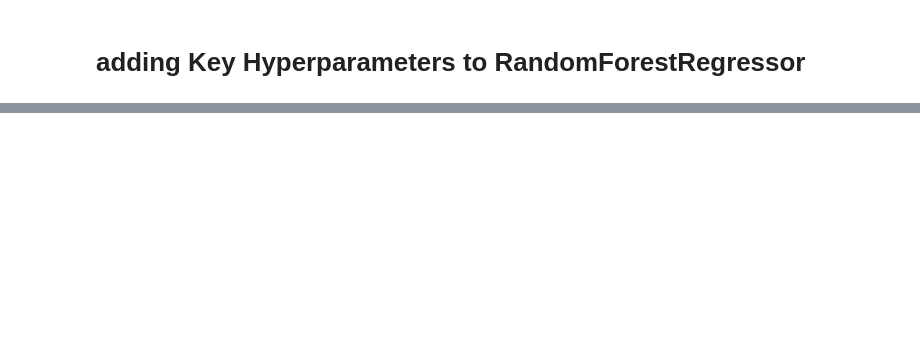
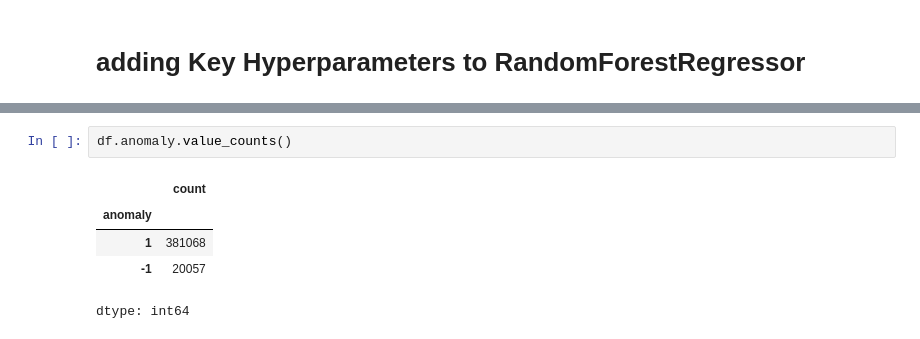
Before and after one commit to Talizg03/weather, a Jupyter notebook: 31_1_25_ipynb.ipynb, the cells around one changed output, grey strips where cells are left out. Cells and saved outputs as stored; diff of their text form; blank space fills up the shorter version.

```diff
--- a/31_1_25_ipynb.ipynb
+++ b/31_1_25_ipynb.ipynb
@@ -396,0 +356,8 @@ Accuracy: 0.00%
+# %%
+df.anomaly.value_counts()
+# %% [output]
+|  | count |
+| anomaly |  |
+| 1 | 381068 |
+| -1 | 20057 |
+dtype: int64
```
Also changed, not shown: parts of 10 cells of this notebook.
